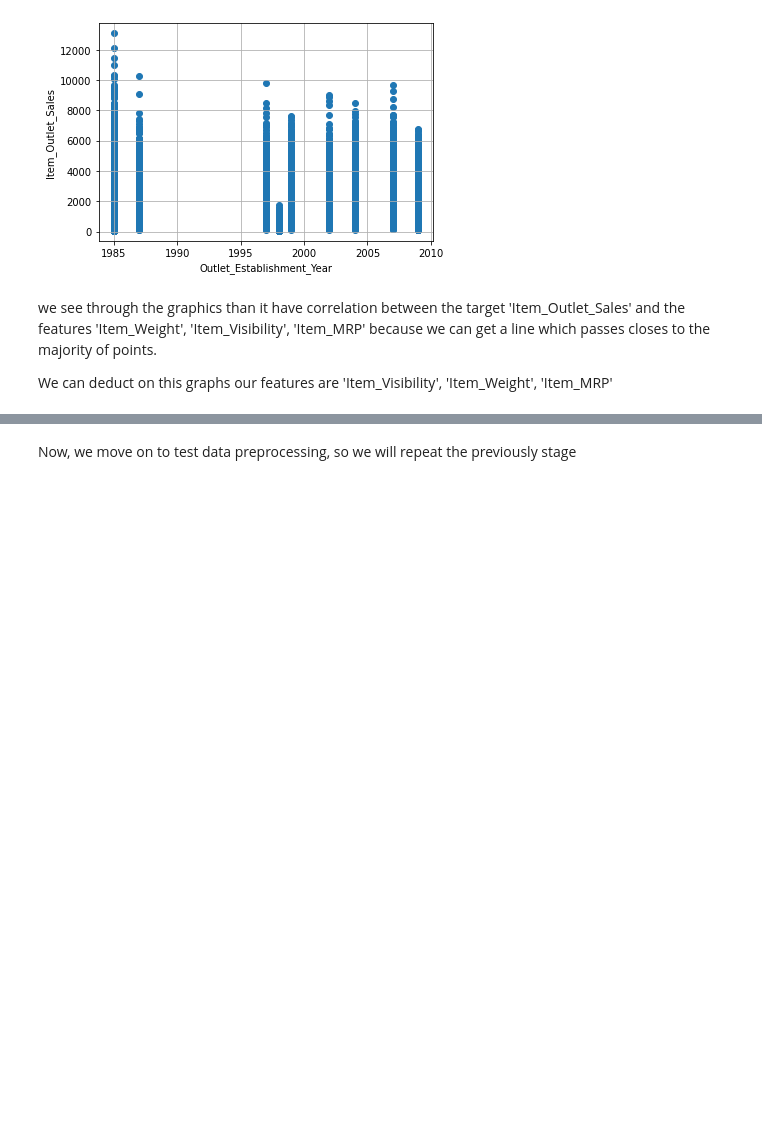
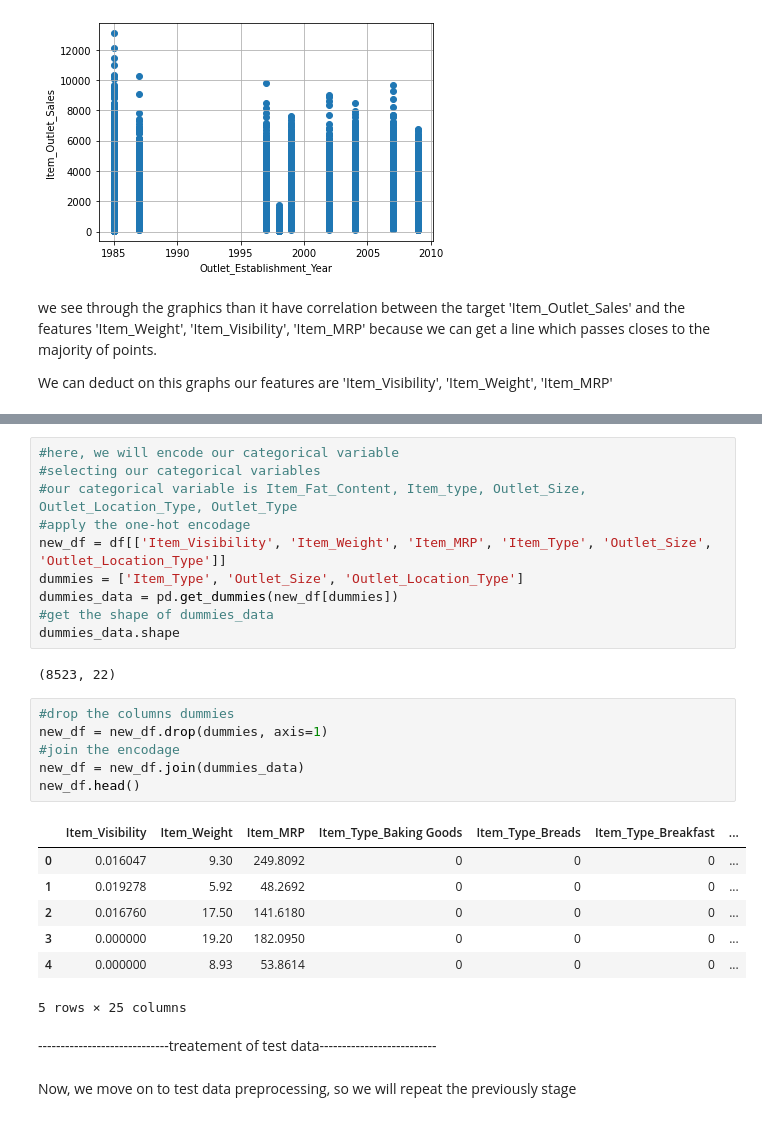
Before and after one commit to lamineniang10/projet, a Jupyter notebook: projet.ipynb, the cells around one changed output, grey strips where cells are left out. Drawn from its saved outputs; the diff is of its cells as text; blank space fills up the shorter version.

```diff
--- a/projet.ipynb
+++ b/projet.ipynb
@@ -321,3 +323,31 @@ Residual     8519.0  1.887166e+10  2.215244e+06         NaN     NaN
+# %%
+#here, we will encode our categorical variable
+#selecting our categorical variables
+#our categorical variable is Item_Fat_Content, Item_type, Outlet_Size, Outlet_Location_Type, Outlet_Type
+#apply the one-hot encodage
+new_df = df[['Item_Visibility', 'Item_Weight', 'Item_MRP', 'Item_Type', 'Outlet_Size', 'Outlet_Location_Type']]
+dummies = ['Item_Type', 'Outlet_Size', 'Outlet_Location_Type']
+dummies_data = pd.get_dummies(new_df[dummies])
+#get the shape of dummies_data
+dummies_data.shape
+# %% [output]
+(8523, 22)
+# %%
+#drop the columns dummies
+new_df = new_df.drop(dummies, axis=1)
+#join the encodage
+new_df = new_df.join(dummies_data)
+new_df.head()
+# %% [output]
+|  | Item_Visibility | Item_Weight | Item_MRP | Item_Type_Baking Goods | Item_Type_Breads | Item_Type_Breakfast | ... |
+| 0 | 0.016047 | 9.30 | 249.8092 | 0 | 0 | 0 | ... |
+| 1 | 0.019278 | 5.92 | 48.2692 | 0 | 0 | 0 | ... |
+| 2 | 0.016760 | 17.50 | 141.6180 | 0 | 0 | 0 | ... |
+| 3 | 0.000000 | 19.20 | 182.0950 | 0 | 0 | 0 | ... |
+| 4 | 0.000000 | 8.93 | 53.8614 | 0 | 0 | 0 | ... |
+5 rows × 25 columns
+# %% [markdown]
+-----------------------------treatement of test data--------------------------
 # %% [markdown]
 Now, we move on to test data preprocessing, so we will repeat the previously stage
 # %%
```
Also changed, not shown: parts of 26 cells of this notebook.
